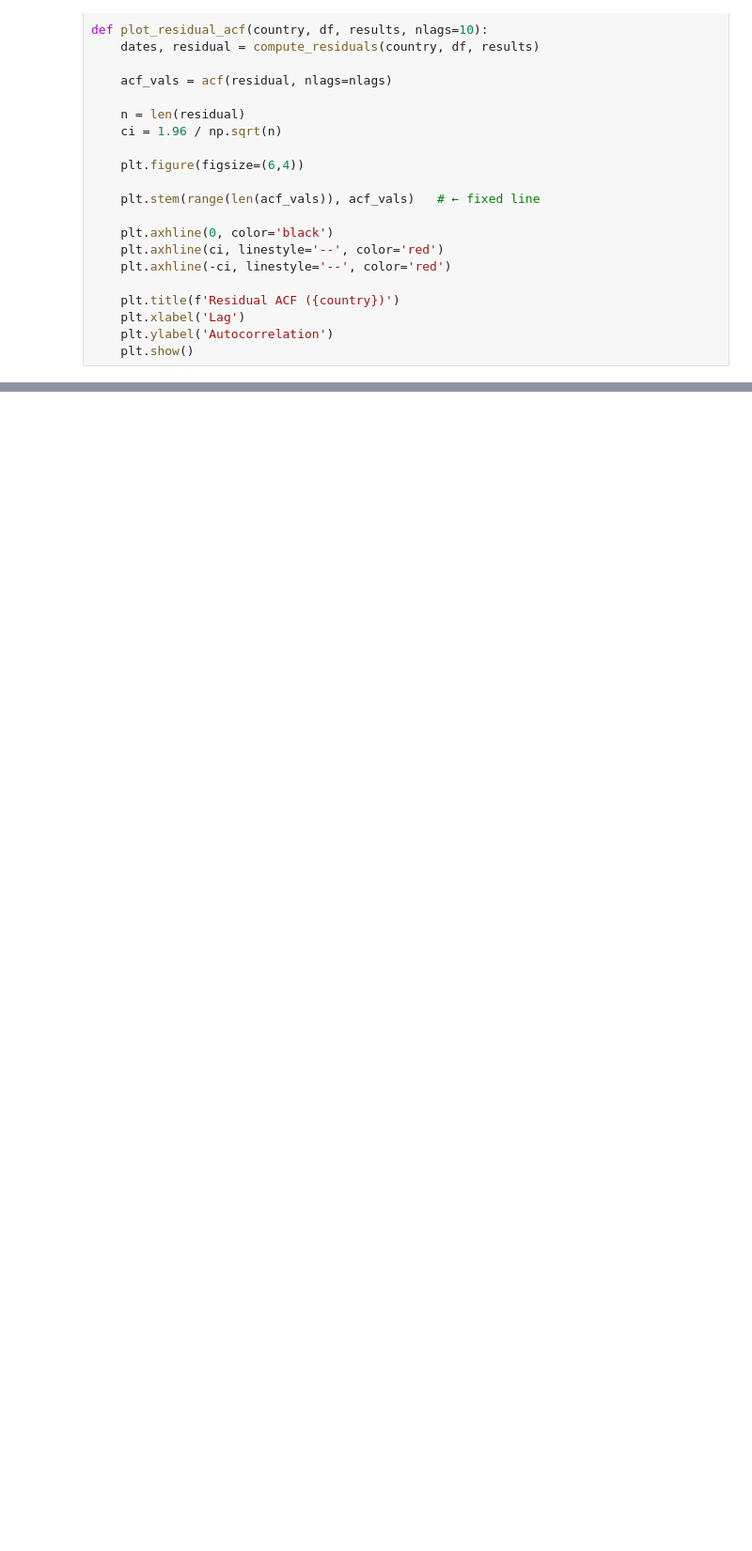
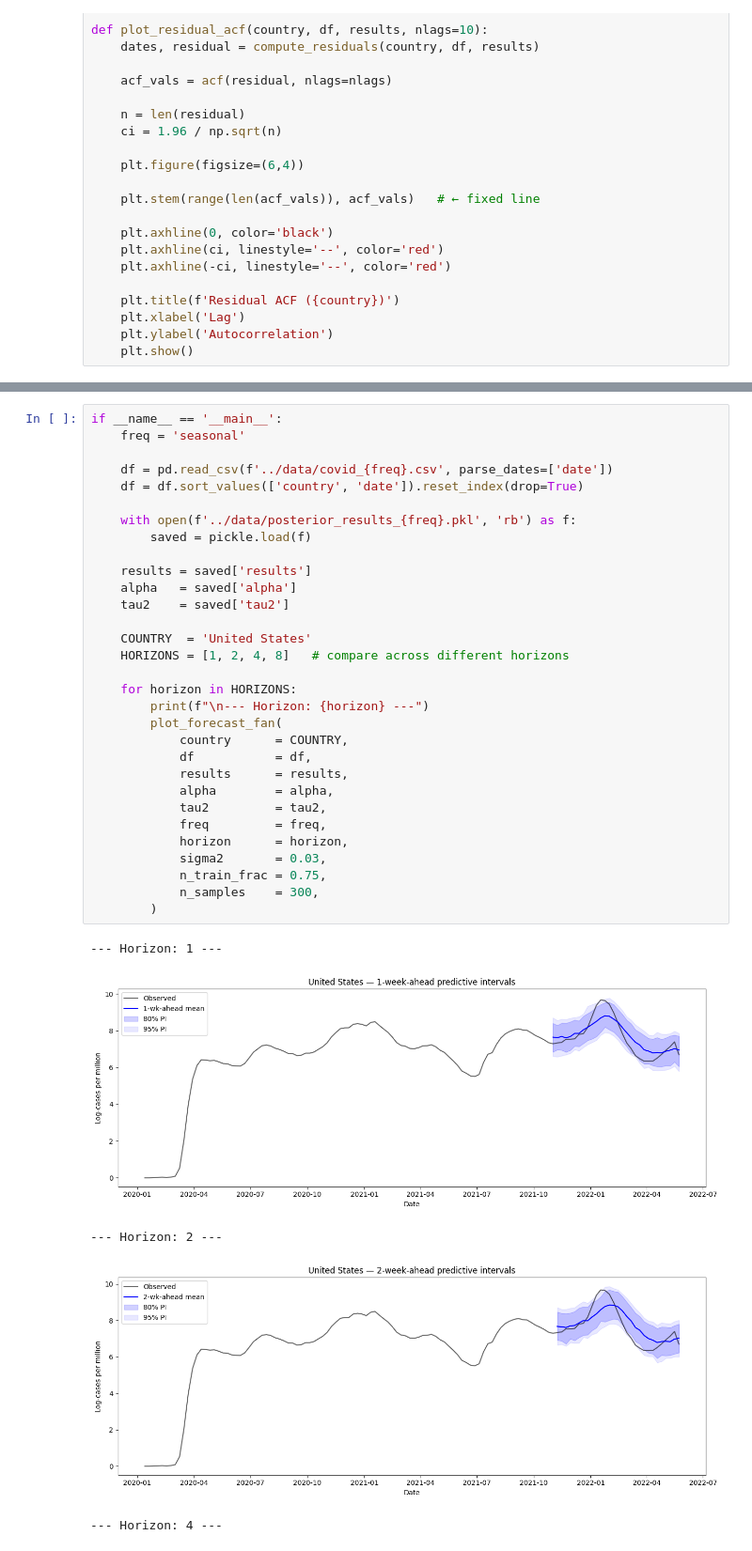
Before and after one commit to xiaoran0606/305-project, a Jupyter notebook: model/inference.ipynb, the cells around one changed output, grey strips where cells are left out. Shown at 94% size. Cells and saved outputs as stored; diff of their text form; blank space fills up the shorter version.

```diff
--- a/model/inference.ipynb
+++ b/model/inference.ipynb
@@ -269,0 +467,37 @@ plot_residual_acf(
+# %%
+if __name__ == '__main__':
+    freq = 'seasonal'
+
+    df = pd.read_csv(f'../data/covid_{freq}.csv', parse_dates=['date'])
+    df = df.sort_values(['country', 'date']).reset_index(drop=True)
+
+    with open(f'../data/posterior_results_{freq}.pkl', 'rb') as f:
+        saved = pickle.load(f)
+
+    results = saved['results']
+    alpha   = saved['alpha']
+    tau2    = saved['tau2']
+
+    COUNTRY  = 'United States'
+    HORIZONS = [1, 2, 4, 8]   # compare across different horizons
+
+    for horizon in HORIZONS:
+        print(f"\n--- Horizon: {horizon} ---")
+        plot_forecast_fan(
+            country      = COUNTRY,
+            df           = df,
+            results      = results,
+            alpha        = alpha,
+            tau2         = tau2,
+            freq         = freq,
+            horizon      = horizon,
+            sigma2       = 0.03,
+            n_train_frac = 0.75,
+            n_samples    = 300,
+        )
+# %% [output]
+--- Horizon: 1 ---
+[figure, added]
+--- Horizon: 2 ---
+[figure, added]
+--- Horizon: 4 ---
```
Also changed, not shown: parts of 13 cells of this notebook.
